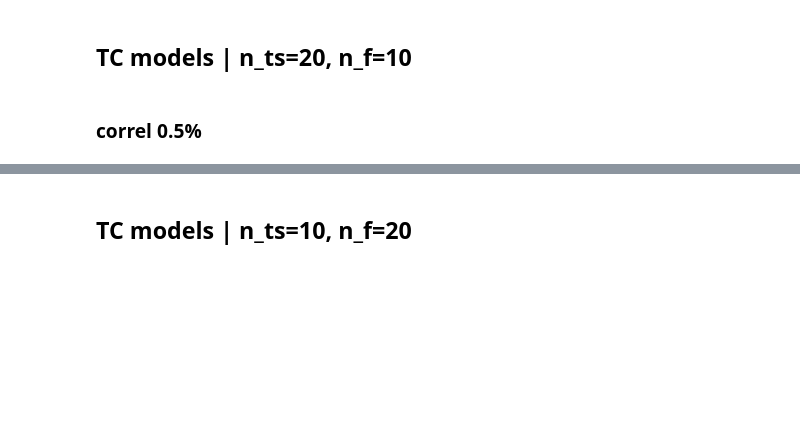
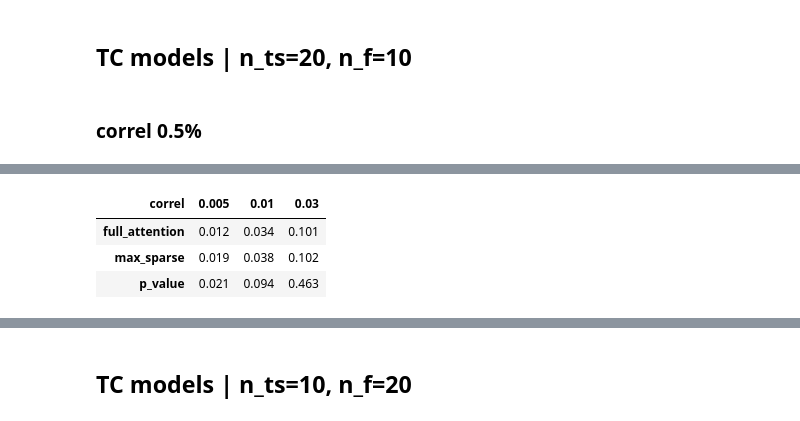
Before and after one commit to cyrilgarcia009/TSNN, a Jupyter notebook: notebooks/results_tables.ipynb, the cells around one changed output, grey strips where cells are left out. Drawn from its saved outputs; the diff is of its cells as text; code cells hidden in the pictures; blank space fills up the shorter version.

```diff
--- a/notebooks/results_tables.ipynb
+++ b/notebooks/results_tables.ipynb
@@ -87,0 +206,9 @@ for c in cs:
+# %%
+to_disp = get_avg('d_cs')[['full_attention', 'max_sparse', 'p_value']].T
+to_disp.style.background_gradient(axis=0, subset=pd.IndexSlice[['full_attention', 'max_sparse'], to_disp.columns],
+                                 cmap='coolwarm').format(precision=3)
+# %% [output]
+| correl | 0.005 | 0.01 | 0.03 |
+| full_attention | 0.012 | 0.034 | 0.101 |
+| max_sparse | 0.019 | 0.038 | 0.102 |
+| p_value | 0.021 | 0.094 | 0.463 |
```
Also changed, not shown: parts of 14 cells of this notebook.
